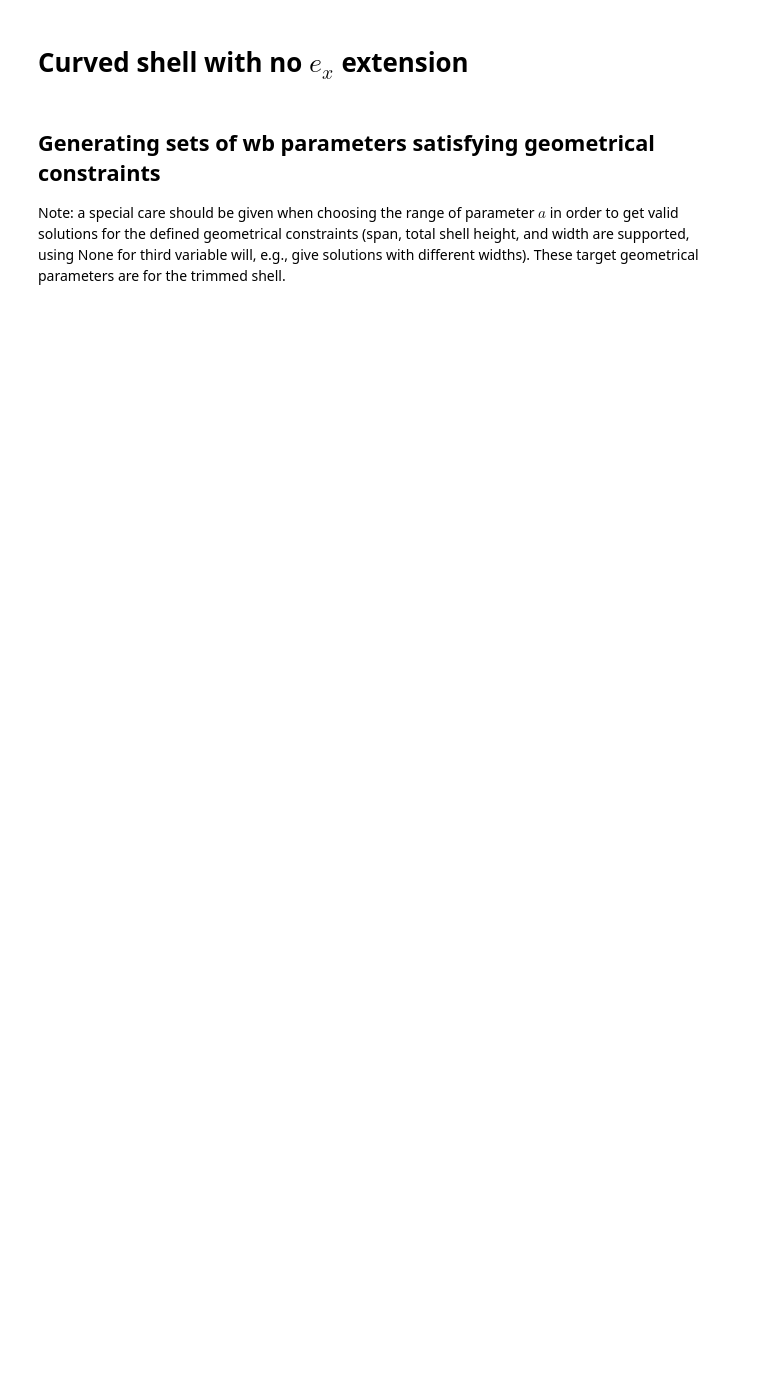
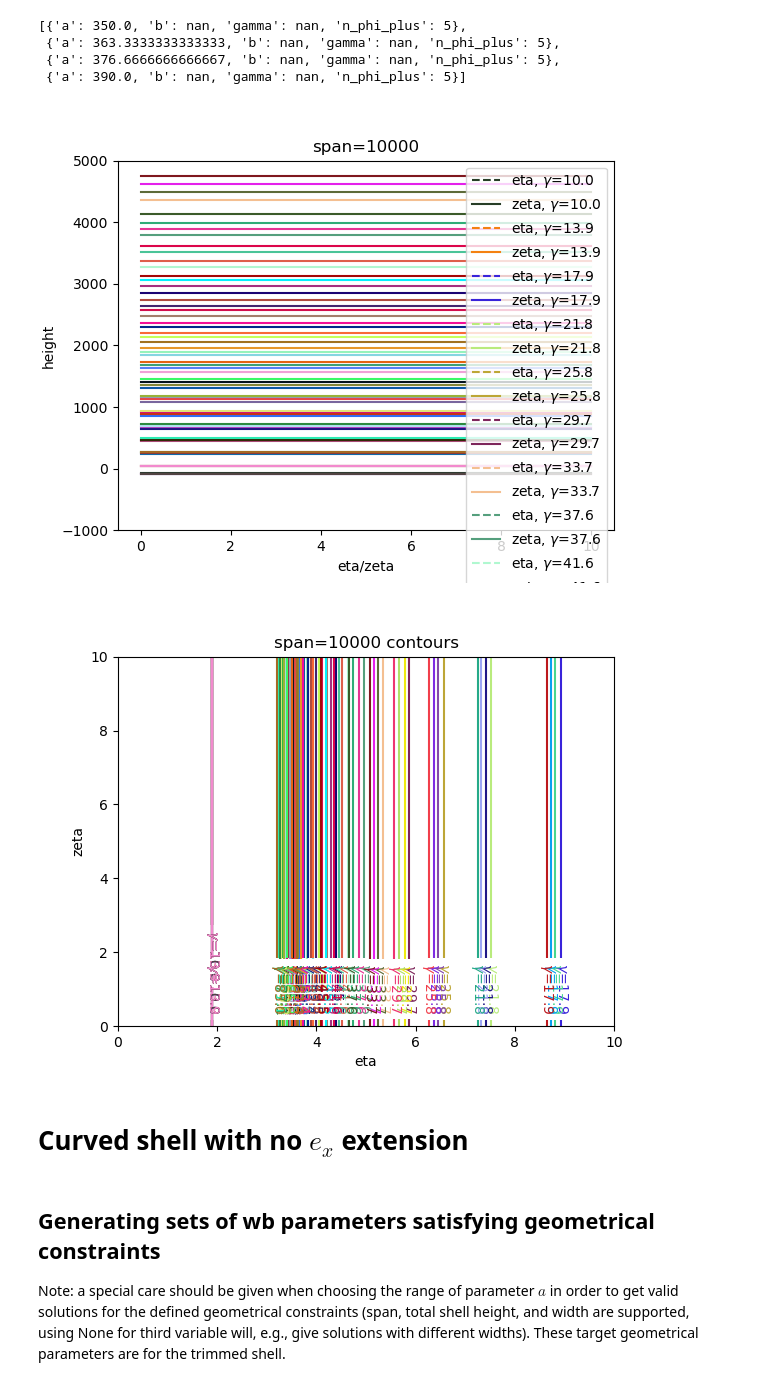
Before and after one commit to bmcs-group/bmcs_shell, a Jupyter notebook: notebooks/folding/geometry/TRR_demonstrator.ipynb, the cells around one changed output. Drawn from its saved outputs; the diff is of its cells as text; code cells hidden in the pictures; blank space fills up the shorter version.

Commit message:
Added wb cell and shell with straight sides condition

```diff
--- a/notebooks/folding/geometry/TRR_demonstrator.ipynb
+++ b/notebooks/folding/geometry/TRR_demonstrator.ipynb
@@ -7,0 +16,14 @@ import matplotlib.pyplot as plt
+# %%
+wb_p = WbParamDesigner(ss_shell=True,
+                       n =20,
+                n_mid_cells=4,
+                a_range=np.linspace(350, 390, 4),
+                gamma_range=np.linspace(10, 85, 20),
+                var1={'name':'span', 'value':10000},
+                var2={'name':'height', 'value':2000},
+#                 var3=None,
+              var3= {'name': 'width', 'value': 1500}
+                      )
+valid_params, fig = wb_p.calc_valid_params()
+valid_params
+# %% [output]
@@ -8,3 +47,9 @@ import matplotlib.pyplot as plt
+[{'a': 350.0, 'b': nan, 'gamma': nan, 'n_phi_plus': 5},
+ {'a': 363.3333333333333, 'b': nan, 'gamma': nan, 'n_phi_plus': 5},
+ {'a': 376.6666666666667, 'b': nan, 'gamma': nan, 'n_phi_plus': 5},
+ {'a': 390.0, 'b': nan, 'gamma': nan, 'n_phi_plus': 5}]
+[figure, added]
+[figure, added]
 # %% [markdown]
 # Curved shell with no $e_x$ extension
 # %% [markdown]
```
Also changed, not shown: parts of 18 cells of this notebook, 4 other files.
